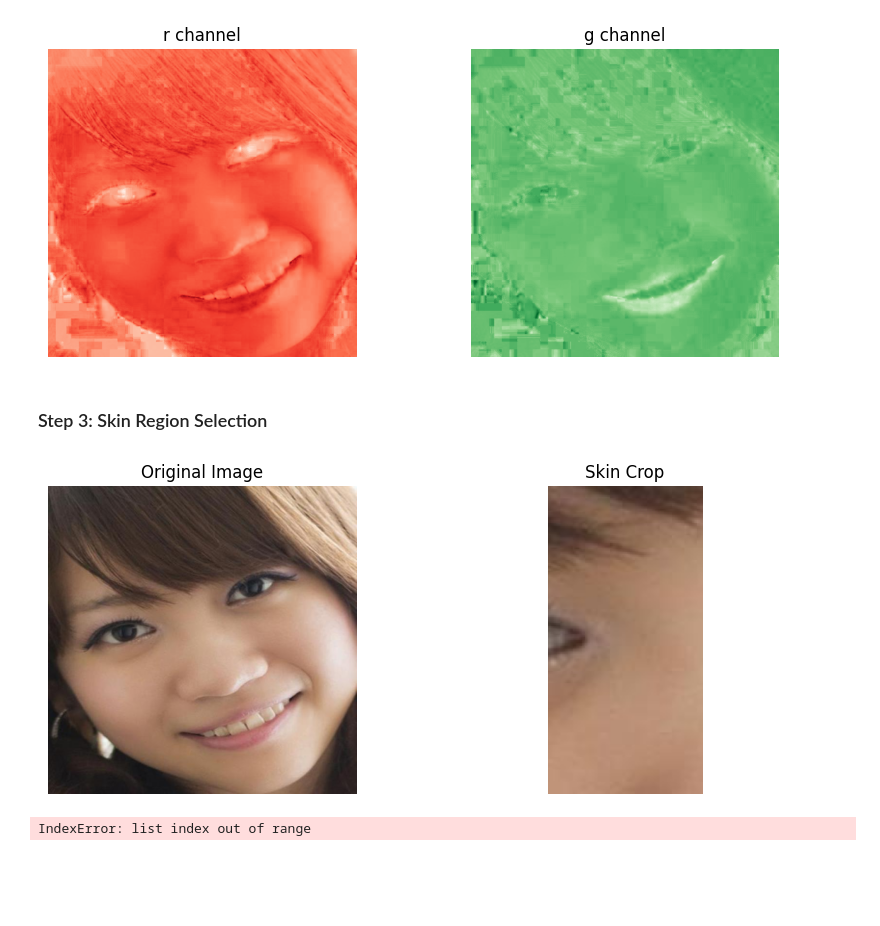
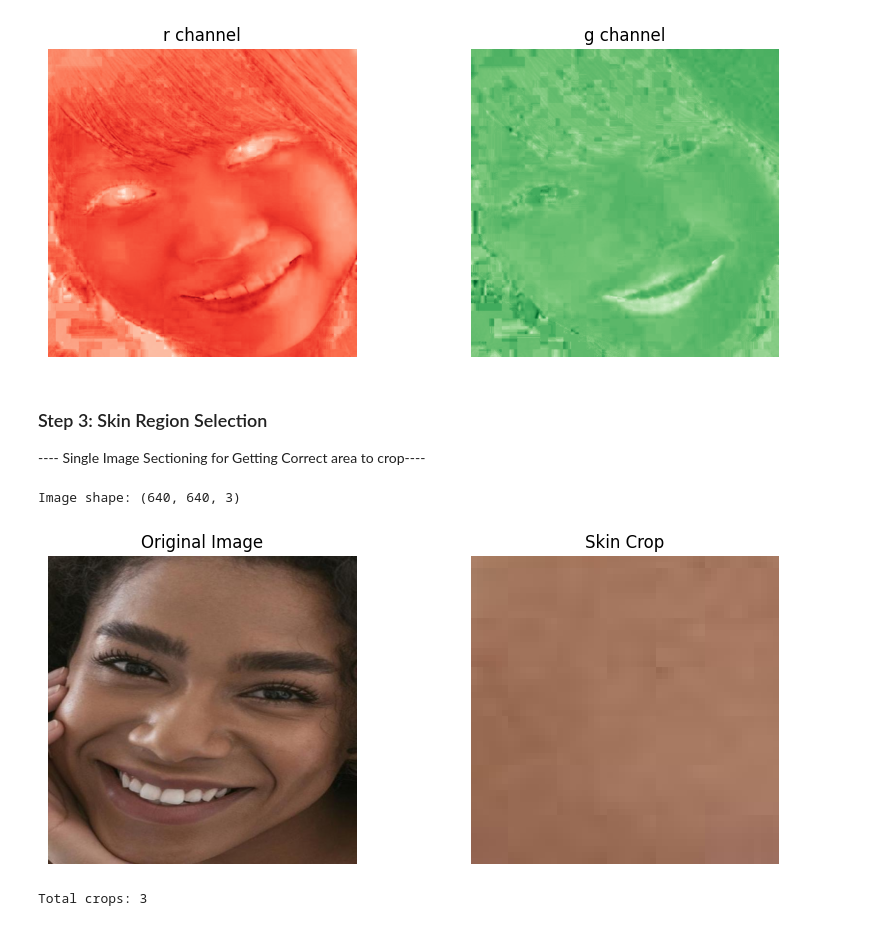
Before and after one commit to Tharunchndrn/basic_skin-tone_classifier, a Jupyter notebook: skin_tone_Detection.ipynb, the cells around one changed output. Drawn from its saved outputs; the diff is of its cells as text; code cells hidden in the pictures; blank space fills up the shorter version.

```diff
--- a/skin_tone_Detection.ipynb
+++ b/skin_tone_Detection.ipynb
@@ -113,47 +84,46 @@ plt.show()
 [figure]
 # %% [markdown]
 ### Step 3: Skin Region Selection
+---- Single Image Sectioning for Getting Correct area to crop----
 # %%
-# Take one image
-img = images[0]
+img = images[2]
 
-# Convert to RGB for display
 img_rgb = cv2.cvtColor(img, cv2.COLOR_BGR2RGB)
+print("Image shape:", img_rgb.shape)
 
-# Crop skin region (adjust these values)
-skin_crop = img_rgb[200:400, 200:300]
+# Cropping The Image
+skin_crop = img_rgb[350 : 400, 250 : 300]
 
-# Display
+
+
 plt.figure(figsize=(10,4))
-
 plt.subplot(1,2,1)
 plt.imshow(img_rgb)
 plt.title("Original Image")
 plt.axis("off")
 
 plt.subplot(1,2,2)
 plt.imshow(skin_crop)
 plt.title("Skin Crop")
 plt.axis("off")
 
 plt.show()
 # %% [output]
+Image shape: (640, 640, 3)
-[figure, old version]
+[figure, new version]
 # %%
 skin_crops = []
 
-# Make sure crop_values length = number of images
 crop_values = [
-    (260, 430, 120, 300),
-    (200, 350, 100, 250),
-    (220, 380, 130, 290),
-    # add ALL 20 crops
+    (350, 400, 250, 300),
+    (350, 400, 250, 300),
+    (350, 400, 250, 300),
 ]
 
-# Loop through original images (NOT chromaticity_images)
-for i in range(len(images)):
+# Loop only for the number of crops you defined
+for i in range(len(crop_values)):
 
-    img = images[i]
+    img = images[i]  # ✅ get image
     img_rgb = cv2.cvtColor(img, cv2.COLOR_BGR2RGB)
 
     x1, x2, y1, y2 = crop_values[i]
@@ -164,4 +134,4 @@ for i in range(len(images)):
 
 print("Total crops:", len(skin_crops))
 # %% [output]
-IndexError: list index out of range
+Total crops: 3
```
Also changed, not shown: parts of 22 cells of this notebook.
